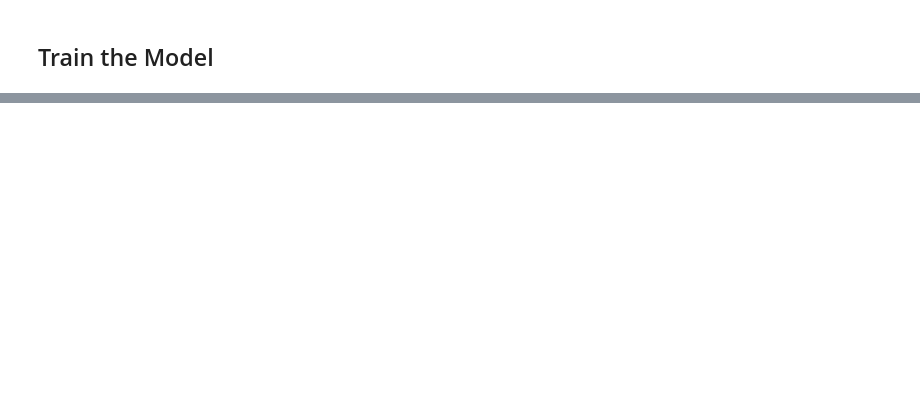
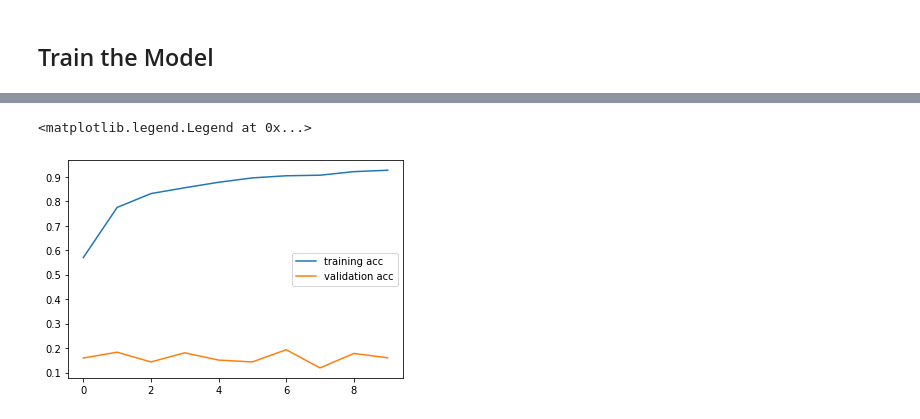
Before and after one commit to salmamhx/subreddify, a Jupyter notebook: ml_model.ipynb, the cells around one changed output, grey strips where cells are left out. Saved outputs shown, nothing was run; the diff lists cells and outputs as text; code cells hidden in the pictures; blank space fills up the shorter version.

```diff
--- a/ml_model.ipynb
+++ b/ml_model.ipynb
@@ -82,9 +59,12 @@ possible_labels = ['askreddit',
+# %%
+possible_labels = ['amitheasshole','todayilearned','explainlikeimfive','news','askreddit','cornell']
 # %% [markdown]
 Preprocessing and Tokenizing
 # %%
 from keras.preprocessing.text import Tokenizer
 
 sentences = train["title"].fillna("NO_TITLE_EMPTY").values
+sentences = [item for item in sentences if not isinstance(item, int)]
 targets = train[possible_labels].values
 
 tokenizer= Tokenizer(num_words=MAX_VOCAB_SIZE)
@@ -136,16 +116,16 @@ input_ = Input(shape=(MAX_SEQUENCE_LENGTH,)) #Dimensions
 
 x=embedding_layer(input_)
 
-x=Conv1D(128,2,activation="relu")(x)
+x=Conv1D(200,2,activation="relu")(x)
 x=MaxPooling1D(2)(x)
 
-x=Conv1D(128,2,activation="relu")(x)
+x=Conv1D(200,2,activation="relu")(x)
 x=MaxPooling1D(2)(x)
 
-x=Conv1D(128,2,activation="relu")(x)
+x=Conv1D(200,2,activation="relu")(x)
 x=GlobalMaxPooling1D()(x)
 
-x=Dense(128,activation="relu")(x)
+x=Dense(200,activation="relu")(x)
 
 output=Dense(len(possible_labels), activation="sigmoid")(x)
 # %%
@@ -188,0 +169,11 @@ Epoch 10/10
+# %%
+acc = r.history['accuracy']
+val_acc = r.history['val_accuracy']
+loss = r.history['loss']
+val_loss = r.history['val_loss']
+plt.plot(acc,label="training acc")
+plt.plot(val_acc,label="validation acc")
+plt.legend()
+# %% [output]
+<matplotlib.legend.Legend at 0x...>
+[figure, added]
```
Also changed, not shown: parts of 10 cells of this notebook.
